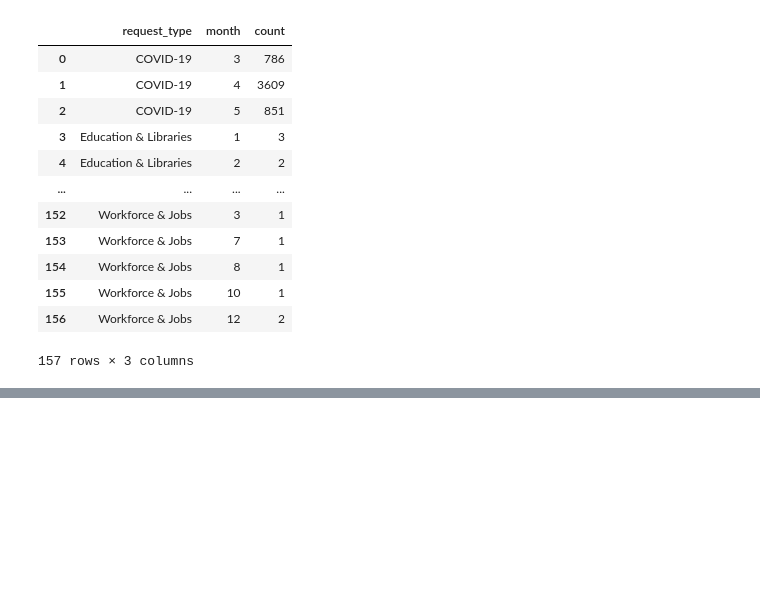
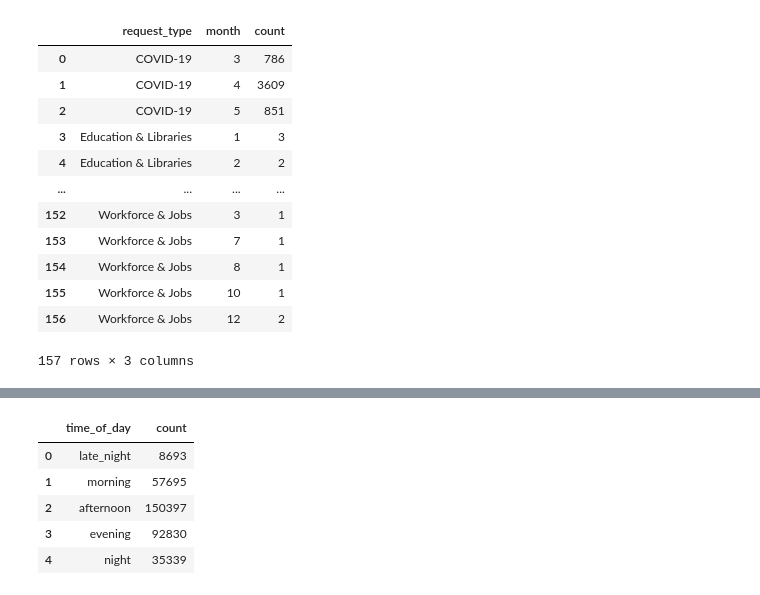
Before and after one commit to AmandaPartlow/hubNashville, a Jupyter notebook: notebooks/HubNashville_Call_Times.ipynb, the cells around one changed output, grey strips where cells are left out. Saved outputs shown, nothing was run; the diff lists cells and outputs as text; code cells hidden in the pictures; blank space fills up the shorter version.

```diff
--- a/notebooks/HubNashville_Call_Times.ipynb
+++ b/notebooks/HubNashville_Call_Times.ipynb
@@ -280,0 +292,3 @@ request_weekdays.reset_index()
+# %%
+time_frequency = hub_nash[['time_of_day']].reset_index(drop=True)
+time_frequency.head()
@@ -280,0 +302,15 @@ request_weekdays.reset_index()
+# %%
+time_freq = time_frequency.groupby(['time_of_day'])['time_of_day'].count()
+# %%
+time_freq = time_freq.to_frame()
+# %%
+time_freq.columns = ['count']
+# %%
+time_freq.reset_index()
+# %% [output]
+|  | time_of_day | count |
+| 0 | late_night | 8693 |
+| 1 | morning | 57695 |
+| 2 | afternoon | 150397 |
+| 3 | evening | 92830 |
+| 4 | night | 35339 |
```
Also changed, not shown: parts of 22 cells of this notebook.
